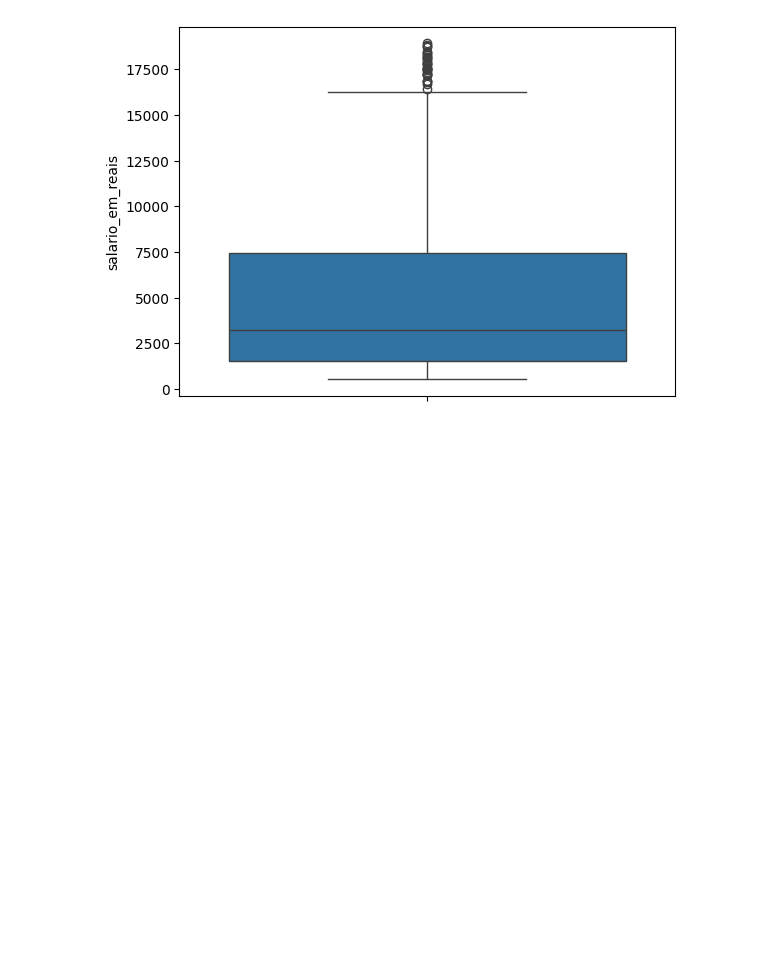
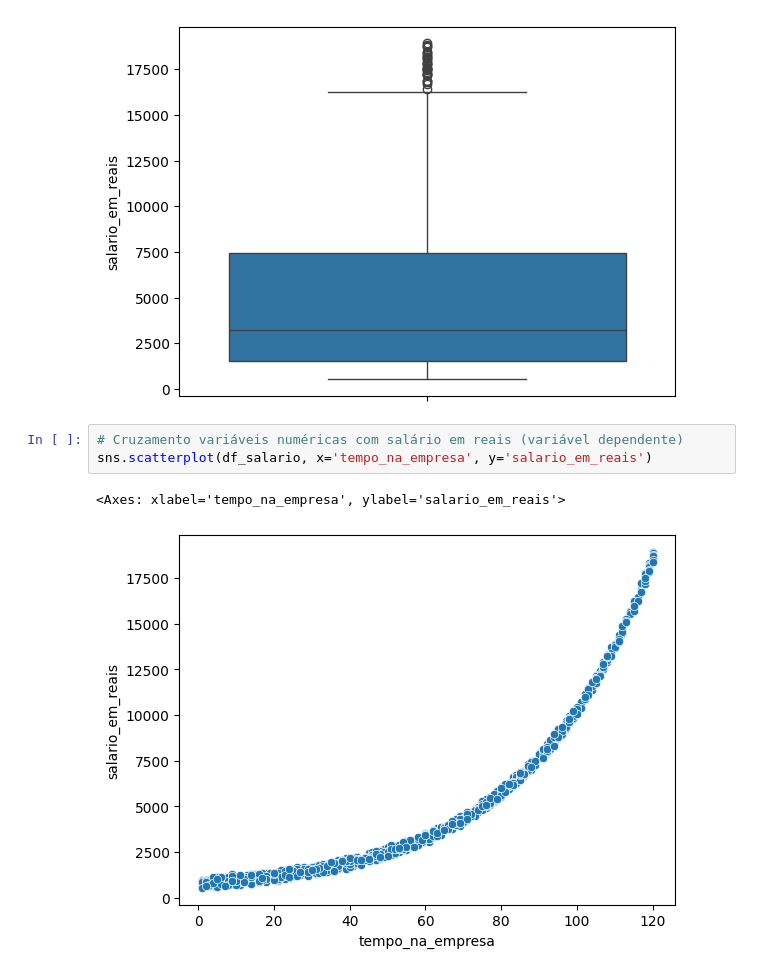
Before and after one commit to angelomedeiros/formacao-ia-regressao-polinomial, a Jupyter notebook: model_salario.ipynb, the cells around one changed output. Cells and saved outputs as stored; diff of their text form; blank space fills up the shorter version.

Commit message:
feat: Análise Gráfica Scatterplot e Histogramas

```diff
--- a/model_salario.ipynb
+++ b/model_salario.ipynb
@@ -87,3 +87,9 @@ sns.boxplot(df_salario.salario_em_reais)
 # %% [output]
 <Axes: ylabel='salario_em_reais'>
 [figure]
+# %%
+# Cruzamento variáveis numéricas com salário em reais (variável dependente)
+sns.scatterplot(df_salario, x='tempo_na_empresa', y='salario_em_reais')
+# %% [output]
+<Axes: xlabel='tempo_na_empresa', ylabel='salario_em_reais'>
+[figure, added]
```
Also changed, not shown: parts of 3 cells of this notebook.
